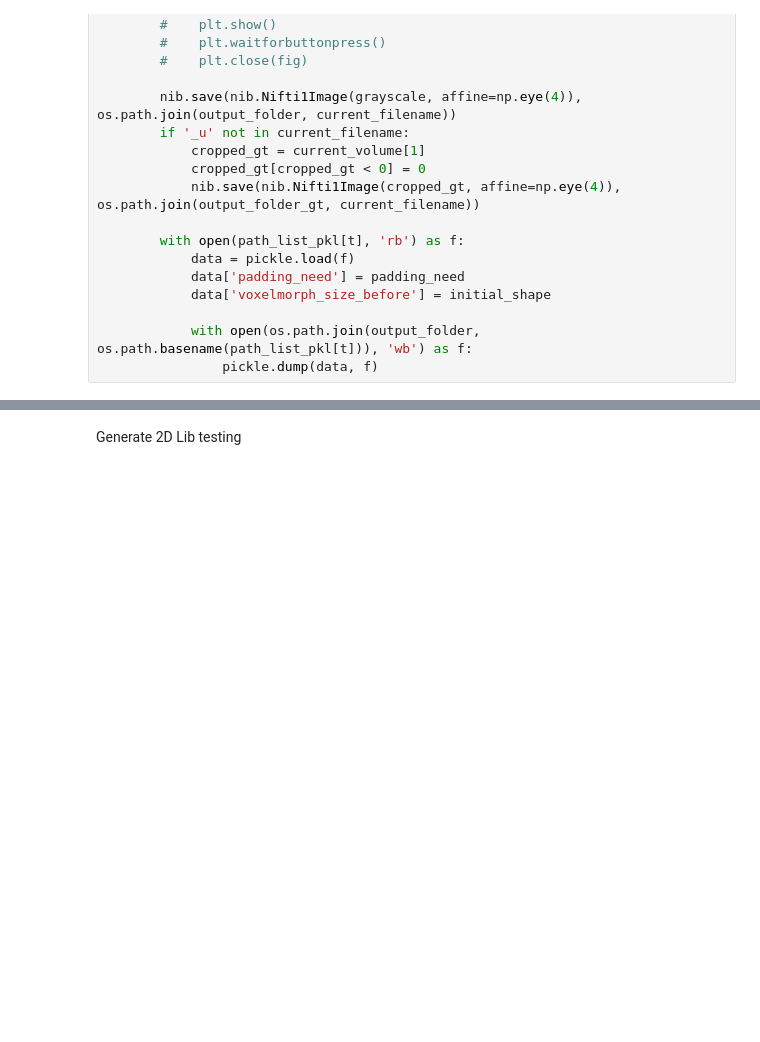
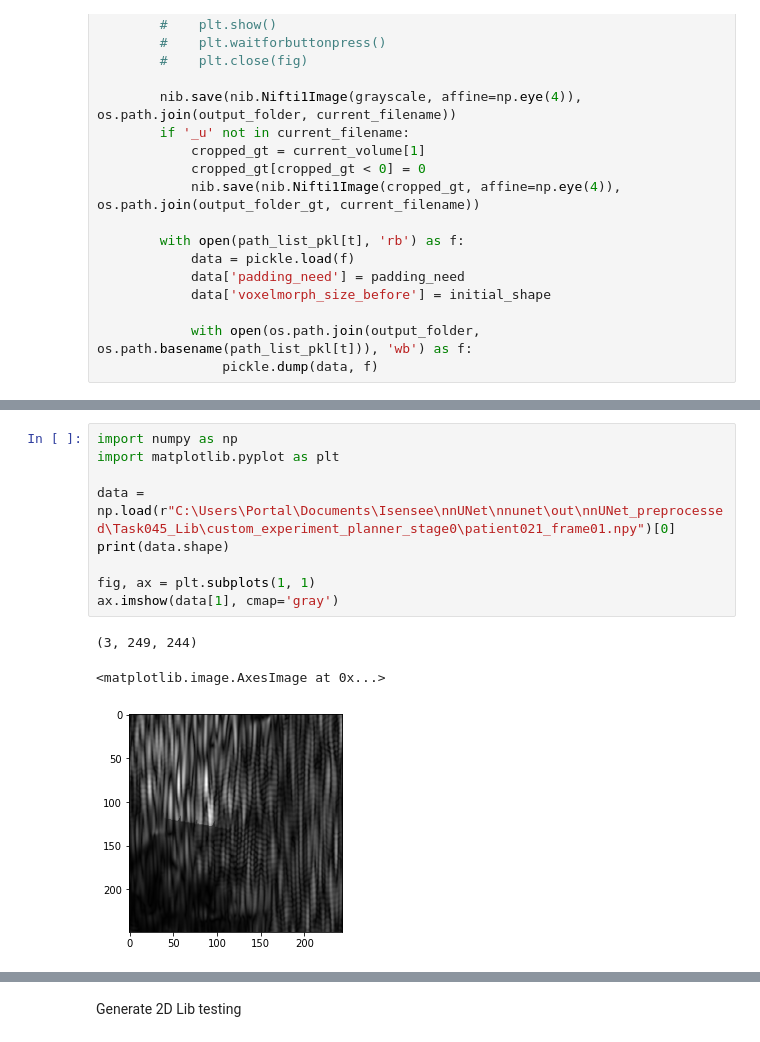
Before and after one commit to nicolas1805961/Cardiac-Segmentation-Optical-flow, a Jupyter notebook: nnunet/voxelmorph_experiment.ipynb, the cells around one changed output, grey strips where cells are left out. Saved outputs shown, nothing was run; the diff lists cells and outputs as text; blank space fills up the shorter version.

```diff
--- a/nnunet/voxelmorph_experiment.ipynb
+++ b/nnunet/voxelmorph_experiment.ipynb
@@ -487,0 +644,13 @@ for (path_list, path_list_pkl) in tqdm(zip(all_patient_paths, all_patient_paths_
+# %%
+import numpy as np
+import matplotlib.pyplot as plt
+
+data = np.load(r"C:\Users\Portal\Documents\Isensee\nnUNet\nnunet\out\nnUNet_preprocessed\Task045_Lib\custom_experiment_planner_stage0\patient021_frame01.npy")[0]
+print(data.shape)
+
+fig, ax = plt.subplots(1, 1)
+ax.imshow(data[1], cmap='gray')
+# %% [output]
+(3, 249, 244)
+<matplotlib.image.AxesImage at 0x...>
+[figure, added]
```
Also changed, not shown: parts of 7 cells of this notebook, 48 other files.
